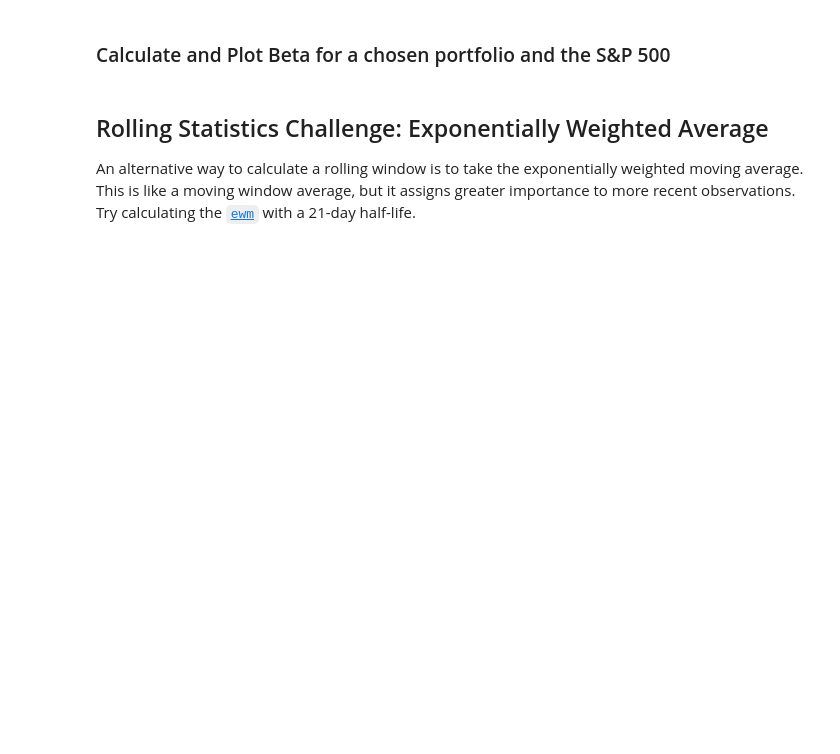
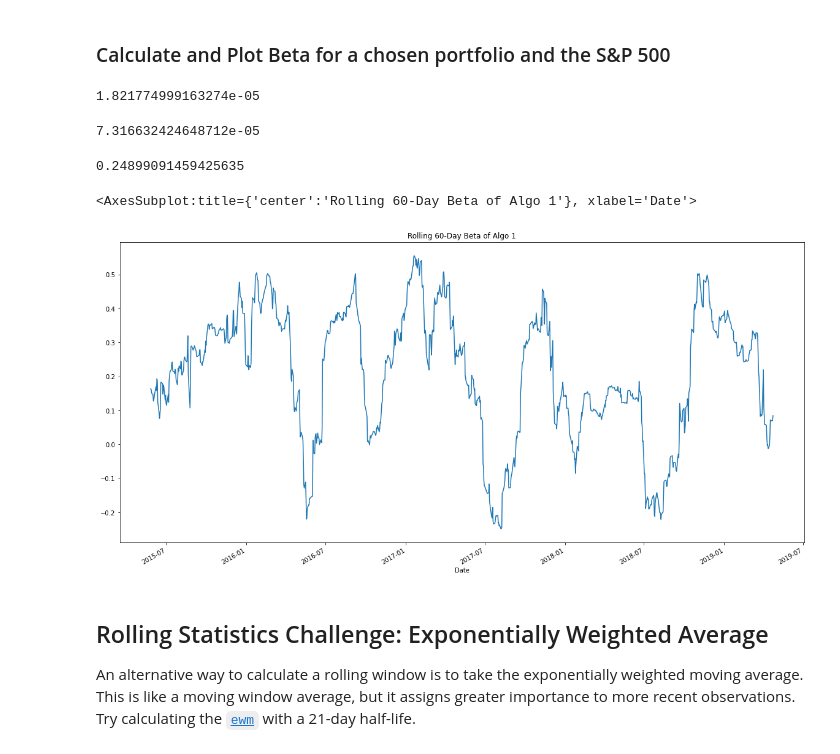
Before and after one commit to mmfsb/Pandas_Homework, a Jupyter notebook: Whale/whale_analysis.ipynb, the cells around one changed output. Saved outputs shown, nothing was run; the diff lists cells and outputs as text; code cells hidden in the pictures; blank space fills up the shorter version.

```diff
--- a/Whale/whale_analysis.ipynb
+++ b/Whale/whale_analysis.ipynb
@@ -377,13 +389,41 @@ correlation_plot
 # %% [markdown]
 ### Calculate and Plot Beta for a chosen portfolio and the S&P 500
+# %%
+# Calculate covariance of a single portfolio
+algo1_covariance = combined_whale_algo_sp500["Algo 1"].cov(combined_whale_algo_sp500["SP500"])
+algo1_covariance
+# %% [output]
+1.821774999163274e-05
 # %%
-# Calculate covariance of a single portfolio
-
 # Calculate variance of S&P 500
-
-# Computing beta
-
-# Plot beta trend
+variance = combined_whale_algo_sp500["SP500"].var()
+variance
+# %% [output]
+7.316632424648712e-05
+# %%
+# Computing beta
+algo1_beta = algo1_covariance / variance
+algo1_beta
+# %% [output]
+0.24899091459425635
+# %%
+#Plot beta trend
+#Calculate and plot the 60-day rolling beta between Algo 1 and the S&P 500
+
+#Calculate 60-day rolling covariance of Algo1 vs SP500 and plot the data
+rolling_algo1_cov = combined_whale_algo_sp500["Algo 1"].rolling(window=60).cov(combined_whale_algo_sp500["SP500"])
+
+#Calculate 60-day rolling variance of SP500
+rolling_sp500_var = combined_whale_algo_sp500["SP500"].rolling(window=60).var()
+
+#Calculate 60-day rolling beta of Algo1
+rolling_algo1_beta = rolling_algo1_cov / rolling_sp500_var
+
+#Plot 60-day rolling beta of Algo1
+rolling_algo1_beta.plot(figsize=(20,10), title="Rolling 60-Day Beta of Algo 1")
+# %% [output]
+<AxesSubplot:title={'center':'Rolling 60-Day Beta of Algo 1'}, xlabel='Date'>
+[figure, added]
 # %% [markdown]
 ## Rolling Statistics Challenge: Exponentially Weighted Average
 
```
Also changed, not shown: parts of 6 cells of this notebook.
